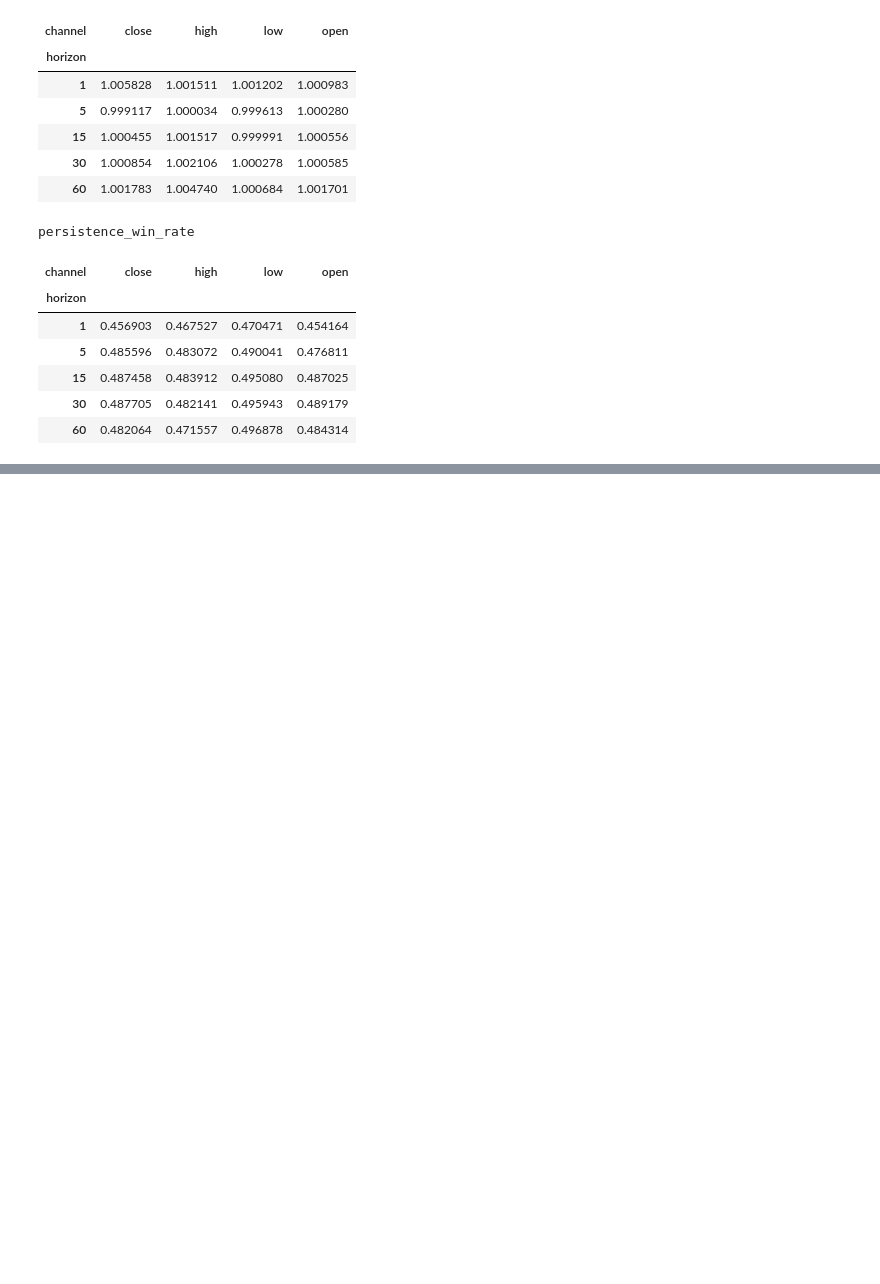
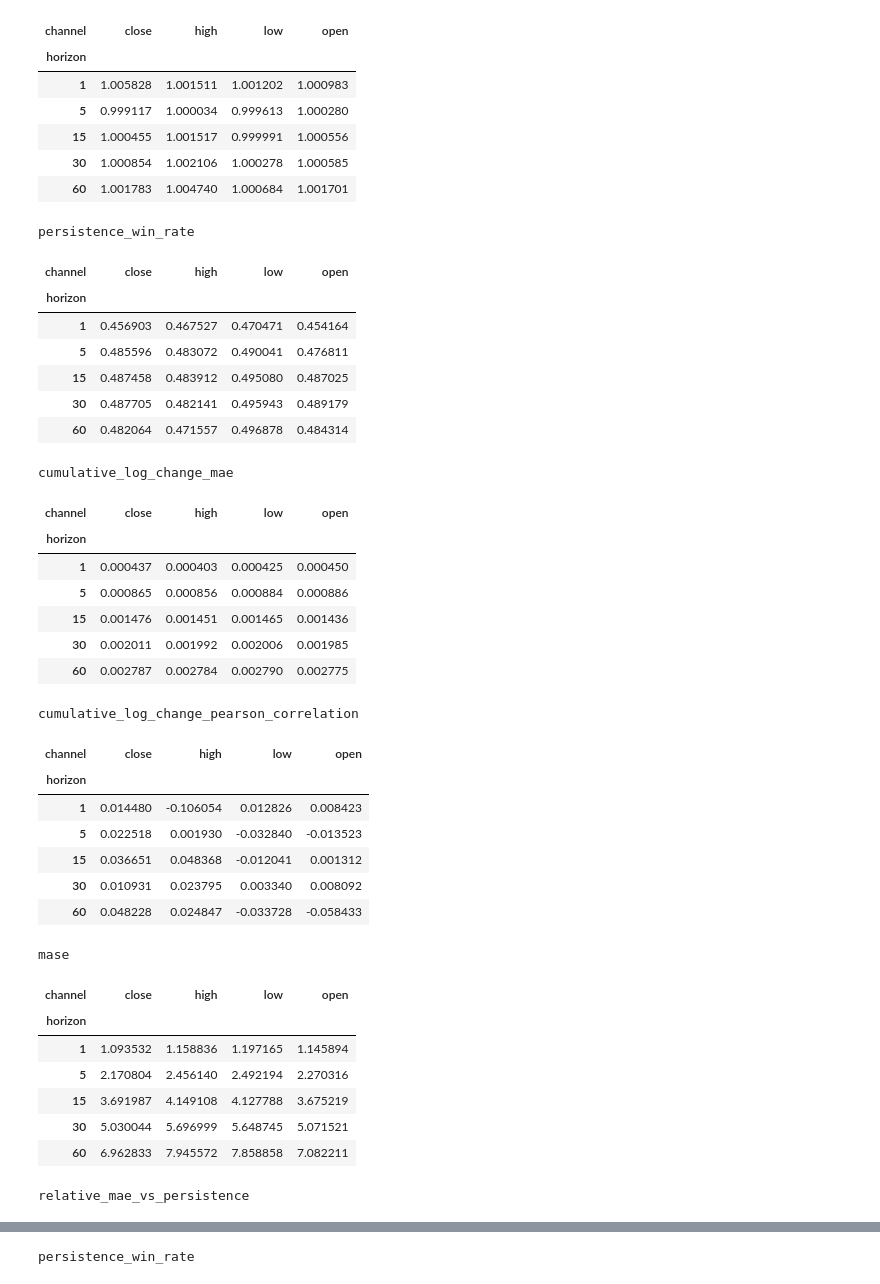
Before and after one commit to VishR-94/dynamic_graphs_thesis, a Jupyter notebook: notebooks/baselines.ipynb, the cells around one changed output, grey strips where cells are left out. Saved outputs shown, nothing was run; the diff lists cells and outputs as text; code cells hidden in the pictures; blank space fills up the shorter version.

Commit message:
added moderntcn

```diff
--- a/notebooks/baselines.ipynb
+++ b/notebooks/baselines.ipynb
@@ -588,3 +590,80 @@ persistence_win_rate
 | 15 | 0.487458 | 0.483912 | 0.495080 | 0.487025 |
 | 30 | 0.487705 | 0.482141 | 0.495943 | 0.489179 |
 | 60 | 0.482064 | 0.471557 | 0.496878 | 0.484314 |
+# %%
+modern_tcn_checkpoint_path = Path(
+    "/Users/vishalruparelia/Library/CloudStorage/GoogleDrive-vishal@autonomous-fox.ai/My Drive/dissertation/checkpoints/modern_tcn/mpydgpfd/best_checkpoint.pt"
+).expanduser().resolve()
+
+modern_tcn = ModernTCNBaseline.from_config(config)
+
+modern_tcn.load_checkpoint(
+    checkpoint_path=modern_tcn_checkpoint_path,
+    device="cpu",
+)
+
+modern_tcn_result = modern_tcn.predict(
+    split=val,
+    batch_size=8,
+    num_workers=0,
+)
+
+modern_tcn_evaluator = ForecastEvaluator(
+    prediction_result=modern_tcn_result,
+    train_split=train,
+)
+
+modern_tcn_results = modern_tcn_evaluator.evaluate(
+    metrics=modern_tcn_evaluator.available_metrics,
+    reduce_dims=(0, 2),
+)
+
+modern_tcn_metric_table = make_evaluation_table(
+    metric_results=modern_tcn_results,
+    horizons=modern_tcn_evaluator.horizons,
+    channels=modern_tcn_evaluator.channels,
+)
+
+for metric_name in modern_tcn_evaluator.available_metrics:
+    metric_pivot = (
+        modern_tcn_metric_table
+        .loc[
+            modern_tcn_metric_table["metric"]
+            == metric_name
+        ]
+        .pivot(
+            index="horizon",
+            columns="channel",
+            values="value",
+        )
+    )
+
+    display(
+        metric_pivot.style.set_caption(metric_name)
+    )
+# %% [output]
+cumulative_log_change_mae
+| channel | close | high | low | open |
+| horizon |  |  |  |  |
+| 1 | 0.000437 | 0.000403 | 0.000425 | 0.000450 |
+| 5 | 0.000865 | 0.000856 | 0.000884 | 0.000886 |
+| 15 | 0.001476 | 0.001451 | 0.001465 | 0.001436 |
+| 30 | 0.002011 | 0.001992 | 0.002006 | 0.001985 |
+| 60 | 0.002787 | 0.002784 | 0.002790 | 0.002775 |
+cumulative_log_change_pearson_correlation
+| channel | close | high | low | open |
+| horizon |  |  |  |  |
+| 1 | 0.014480 | -0.106054 | 0.012826 | 0.008423 |
+| 5 | 0.022518 | 0.001930 | -0.032840 | -0.013523 |
+| 15 | 0.036651 | 0.048368 | -0.012041 | 0.001312 |
+| 30 | 0.010931 | 0.023795 | 0.003340 | 0.008092 |
+| 60 | 0.048228 | 0.024847 | -0.033728 | -0.058433 |
+mase
+| channel | close | high | low | open |
+| horizon |  |  |  |  |
+| 1 | 1.093532 | 1.158836 | 1.197165 | 1.145894 |
+| 5 | 2.170804 | 2.456140 | 2.492194 | 2.270316 |
+| 15 | 3.691987 | 4.149108 | 4.127788 | 3.675219 |
+| 30 | 5.030044 | 5.696999 | 5.648745 | 5.071521 |
+| 60 | 6.962833 | 7.945572 | 7.858858 | 7.082211 |
+relative_mae_vs_persistence
@@ -590,0 +677 @@ persistence_win_rate
+persistence_win_rate
```
Also changed, not shown: parts of 2 cells of this notebook.
